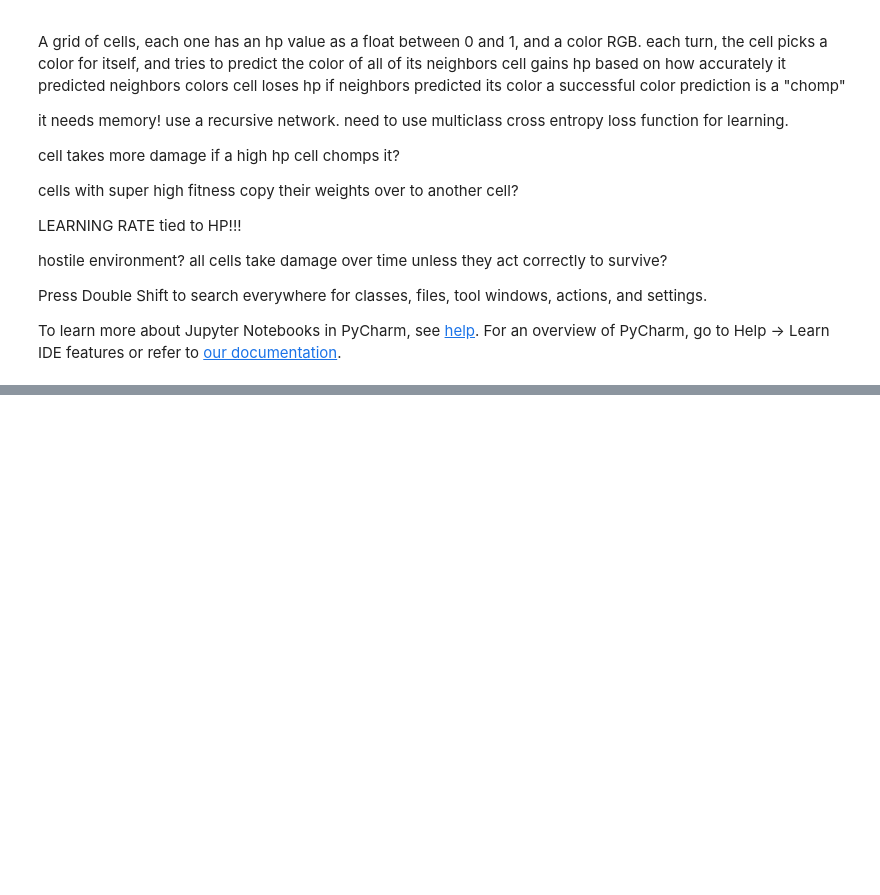
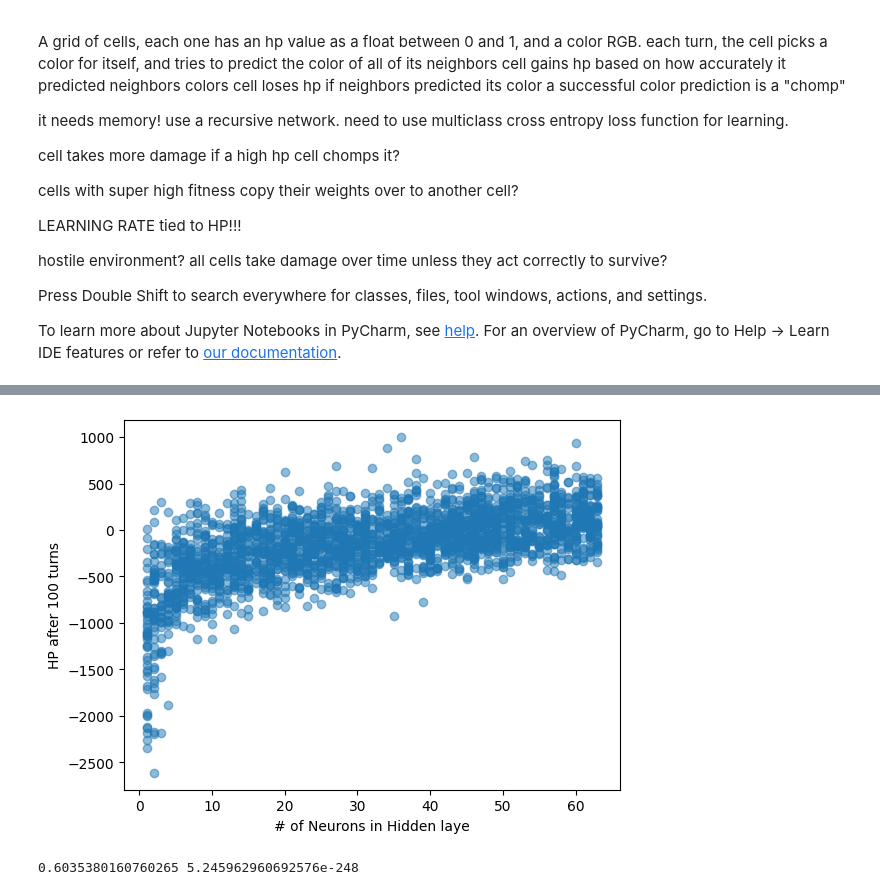
Before and after one commit to Petroleum-Blownapart/nn_game_of_life, a Jupyter notebook: oct24version.ipynb, the cells around one changed output, grey strips where cells are left out. Saved outputs shown, nothing was run; the diff lists cells and outputs as text; code cells hidden in the pictures; blank space fills up the shorter version.

```diff
--- a/oct24version.ipynb
+++ b/oct24version.ipynb
@@ -264,0 +263,15 @@ first_board.cells[3][1].hp
+# %%
+data_dict = {
+    'row': [],
+    'column': [],
+    'hidden_size': [],
+    'hp': []
+}
+for row in range(first_board.rows):
+    for col in range(first_board.cols):
+        data_dict['row'].append(row)
+        data_dict['column'].append(col)
+        data_dict['hidden_size'].append(first_board.cells[row][col].hidden_size)
+        data_dict['hp'].append(first_board.cells[row][col].hp)
+
+result_data = pd.DataFrame(data_dict)
@@ -264,0 +294,7 @@ first_board.cells[3][1].hp
+# %%
+plt.scatter(result_data['hidden_size'], result_data['hp'], alpha=0.5)
+plt.xlabel('# of Neurons in Hidden laye')
+plt.ylabel('HP after 100 turns')
+plt.show()
+# %% [output]
+[figure, added]
@@ -264,0 +303,5 @@ first_board.cells[3][1].hp
+# %%
+my_r_value, the_p_value = pearsonr(result_data['hidden_size'], result_data['hp'])
+print(my_r_value, the_p_value)
+# %% [output]
+0.6035380160760265 5.245962960692576e-248
```
Also changed, not shown: parts of 12 cells of this notebook, 2 other files.
